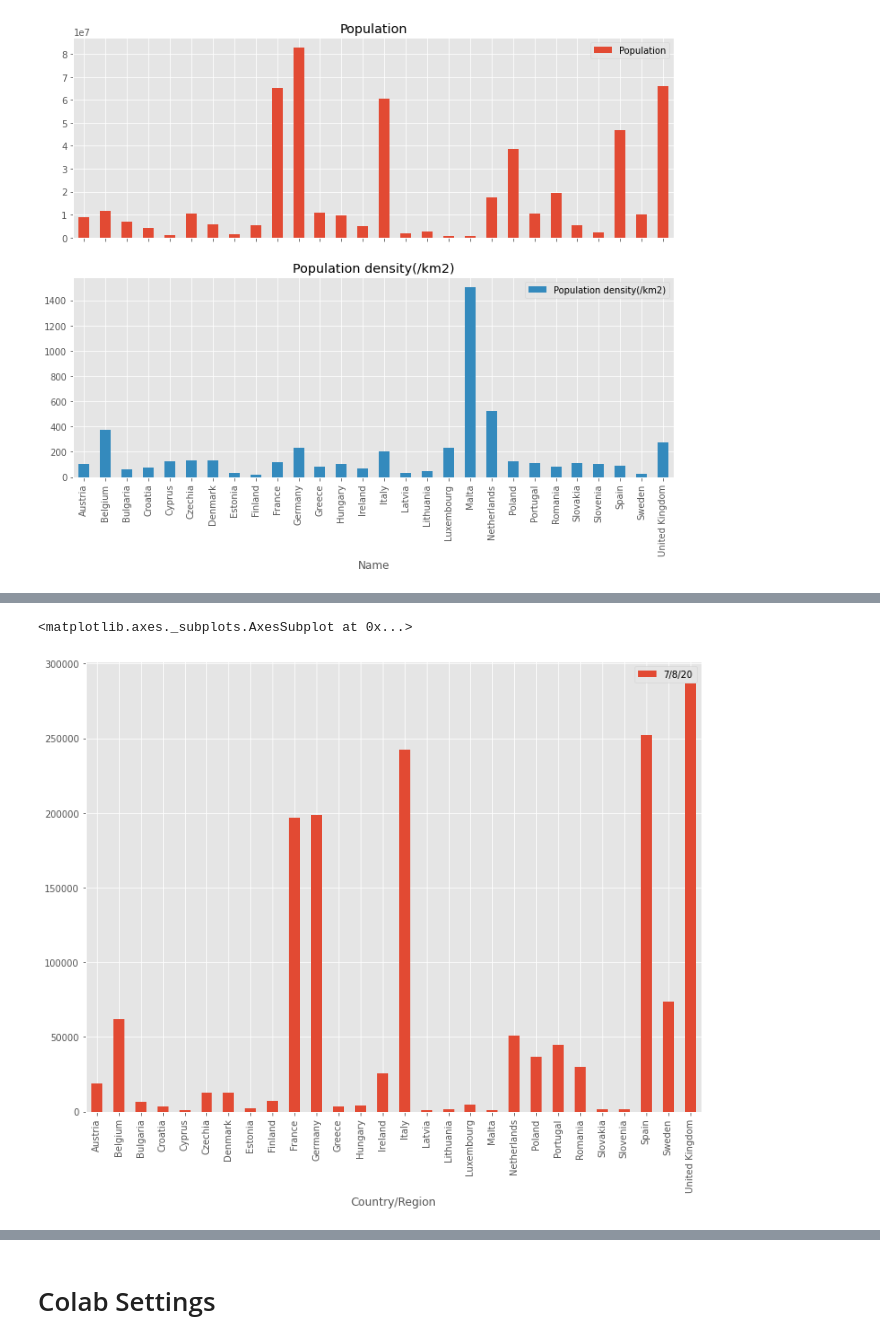
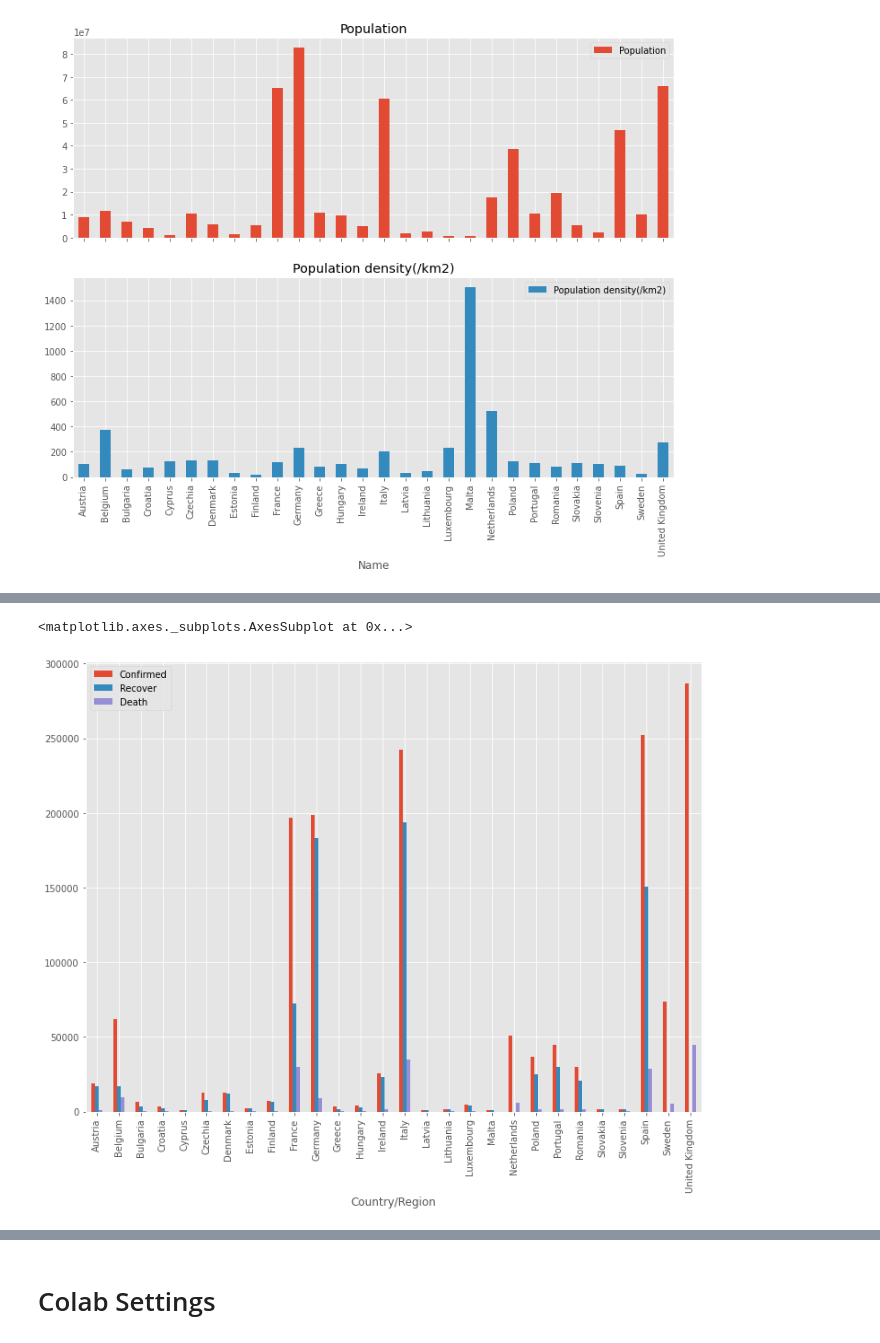
Before and after one commit to sunfoxy2k/MathModel, a Jupyter notebook: src/data_process/Data Analysis/EU_general_analysis.ipynb, the cells around one changed output, grey strips where cells are left out. Cells and saved outputs as stored; diff of their text form; code cells hidden in the pictures.

```diff
--- a/src/data_process/Data Analysis/EU_general_analysis.ipynb
+++ b/src/data_process/Data Analysis/EU_general_analysis.ipynb
@@ -81,0 +85,14 @@ EU_07_08_2020 = EU_confirmed[['Country/Region','7/8/20']]
+# %%
+EU_07_08_2020 = EU_confirmed[['Country/Region','7/8/20']]
+
+EU_07_08_2020 = EU_07_08_2020.rename(columns={'7/8/20':'Confirmed'})
+
+EU_07_08_2020 = pd.concat([EU_07_08_2020, EU_recover['7/8/20']], axis =1)
+
+EU_07_08_2020 = EU_07_08_2020.rename(columns={'7/8/20':'Recover'})
+
+EU_07_08_2020 = pd.concat([EU_07_08_2020, EU_death['7/8/20']], axis =1)
+
+EU_07_08_2020 = EU_07_08_2020.rename(columns={'7/8/20':'Death'})
+
+EU_07_08_2020.set_index('Country/Region',inplace = True)
@@ -82,5 +107,5 @@ EU_07_08_2020 = EU_confirmed[['Country/Region','7/8/20']]
 # %%
-EU_confirmed.plot.bar(x = 'Country/Region', y= '7/8/20',figsize =[12,9])
+EU_07_08_2020.plot.bar(figsize =[12,9])
 # %% [output]
 <matplotlib.axes._subplots.AxesSubplot at 0x...>
-[figure, old version]
+[figure, new version]
```
Also changed, not shown: parts of 9 cells of this notebook, 7 other files.
